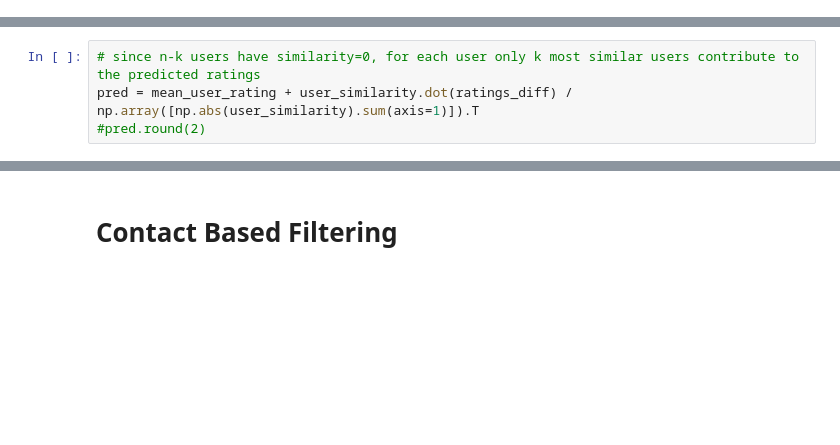
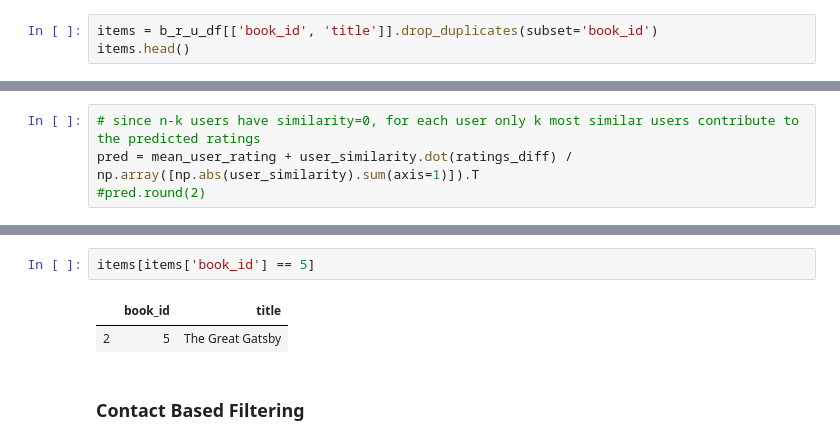
Before and after one commit to Lea1612/AI_Recommender_Systems, a Jupyter notebook: Notebook.ipynb, the cells around one changed output, grey strips where cells are left out. Cells and saved outputs as stored; diff of their text form; blank space fills up the shorter version.

```diff
--- a/Notebook.ipynb
+++ b/Notebook.ipynb
@@ -322,0 +261,3 @@ items.head()
+# %%
+items = b_r_u_df[['book_id', 'title']].drop_duplicates(subset='book_id')
+items.head()
@@ -424,2 +412,7 @@ print(get_recommendations(predicted_ratings_row, data_matrix_row, items,k=10))
+# %%
+items[items['book_id'] == 5]
+# %% [output]
+|  | book_id | title |
+| 2 | 5 | The Great Gatsby |
 # %% [markdown]
-# Contact Based Filtering
+### Contact Based Filtering
```
Also changed, not shown: parts of 21 cells of this notebook.
